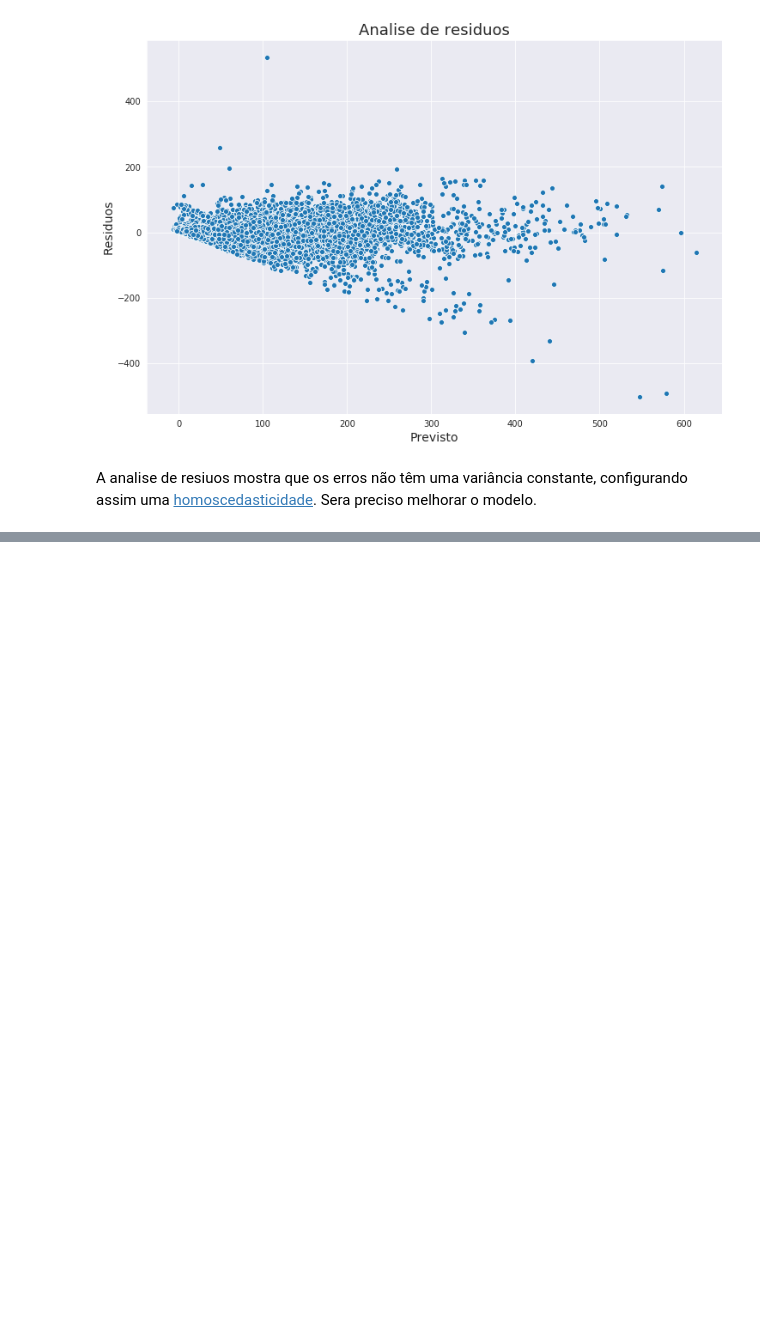
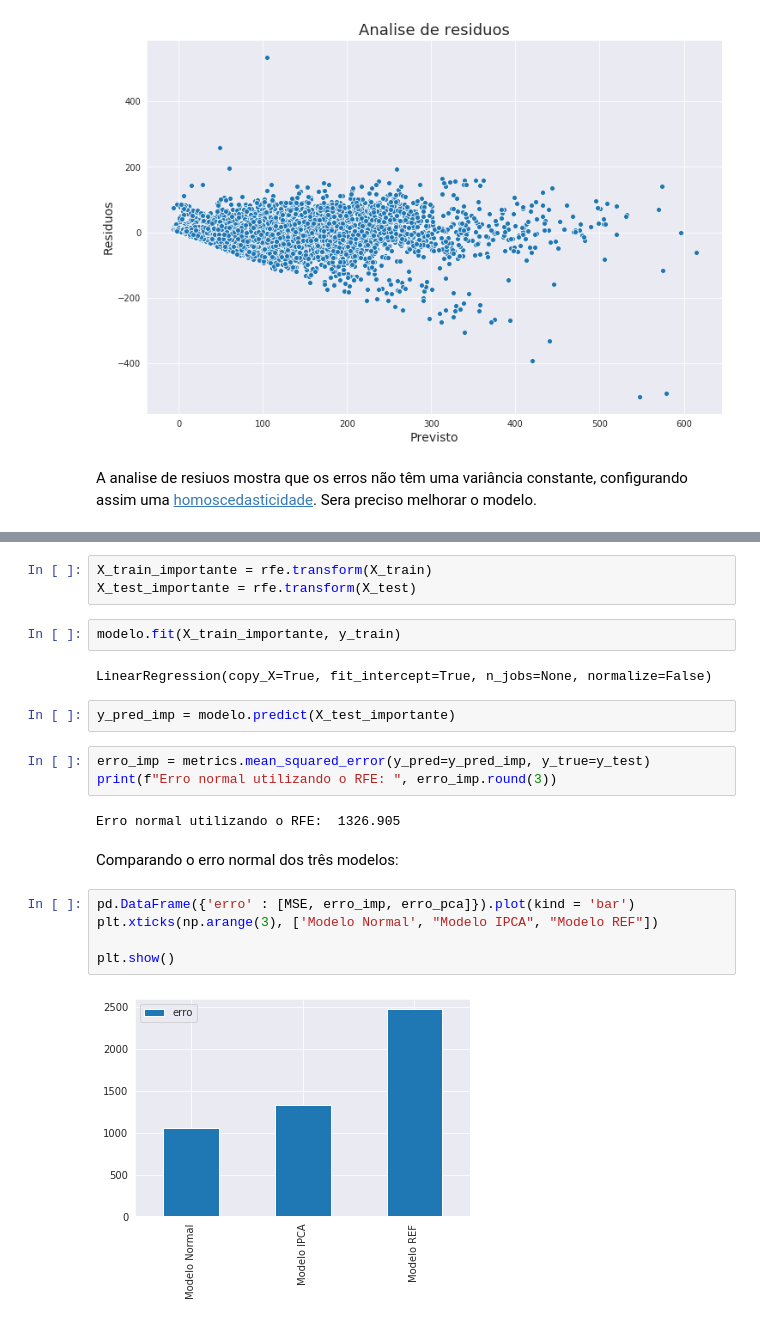
Before and after one commit to cesarvinici/DS-Beijing-PM2.5-, a Jupyter notebook: Analise Emissão PM2.5.ipynb, the cells around one changed output, grey strips where cells are left out. Drawn from its saved outputs; the diff is of its cells as text; blank space fills up the shorter version.

```diff
--- a/Analise Emissão PM2.5.ipynb
+++ b/Analise Emissão PM2.5.ipynb
@@ -451,0 +508,23 @@ A analise de resiuos mostra que os erros não têm uma variância constante, con
+# %%
+X_train_importante = rfe.transform(X_train)
+X_test_importante = rfe.transform(X_test)
+# %%
+modelo.fit(X_train_importante, y_train)
+# %% [output]
+LinearRegression(copy_X=True, fit_intercept=True, n_jobs=None, normalize=False)
+# %%
+y_pred_imp = modelo.predict(X_test_importante)
+# %%
+erro_imp = metrics.mean_squared_error(y_pred=y_pred_imp, y_true=y_test)
+print(f"Erro normal utilizando o RFE: ", erro_imp.round(3))
+# %% [output]
+Erro normal utilizando o RFE:  1326.905
+# %% [markdown]
+Comparando o erro normal dos três modelos:
+# %%
+pd.DataFrame({'erro' : [MSE, erro_imp, erro_pca]}).plot(kind = 'bar')
+plt.xticks(np.arange(3), ['Modelo Normal', "Modelo IPCA", "Modelo REF"])
+
+plt.show()
+# %% [output]
+[figure, added]
```
Also changed, not shown: parts of 20 cells of this notebook.
